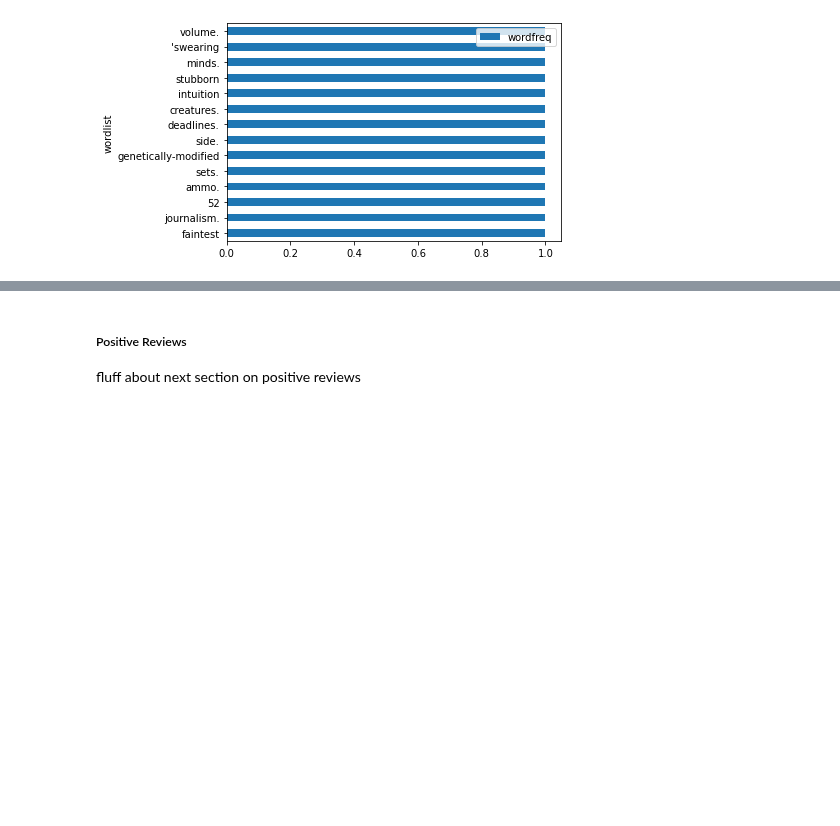
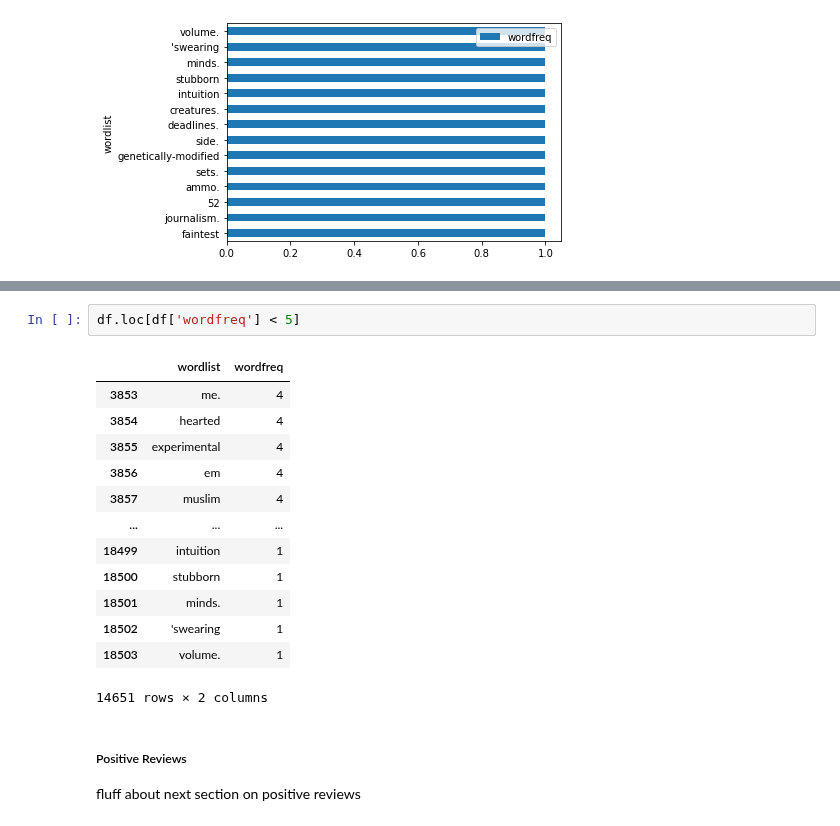
Before and after one commit to Crystalhuynh39/DH-140-Project, a Jupyter notebook: FinalProject.ipynb, the cells around one changed output, grey strips where cells are left out. Saved outputs shown, nothing was run; the diff lists cells and outputs as text; blank space fills up the shorter version.

```diff
--- a/FinalProject.ipynb
+++ b/FinalProject.ipynb
@@ -329,3 +345,19 @@ analysis fluff
+# %%
+df.loc[df['wordfreq'] < 5]
+# %% [output]
+|  | wordlist | wordfreq |
+| 3853 | me. | 4 |
+| 3854 | hearted | 4 |
+| 3855 | experimental | 4 |
+| 3856 | em | 4 |
+| 3857 | muslim | 4 |
+| ... | ... | ... |
+| 18499 | intuition | 1 |
+| 18500 | stubborn | 1 |
+| 18501 | minds. | 1 |
+| 18502 | 'swearing | 1 |
+| 18503 | volume. | 1 |
+14651 rows × 2 columns
 # %% [markdown]
 ##### Positive Reviews
 fluff about next section on positive reviews
```
Also changed, not shown: parts of 4 cells of this notebook.
